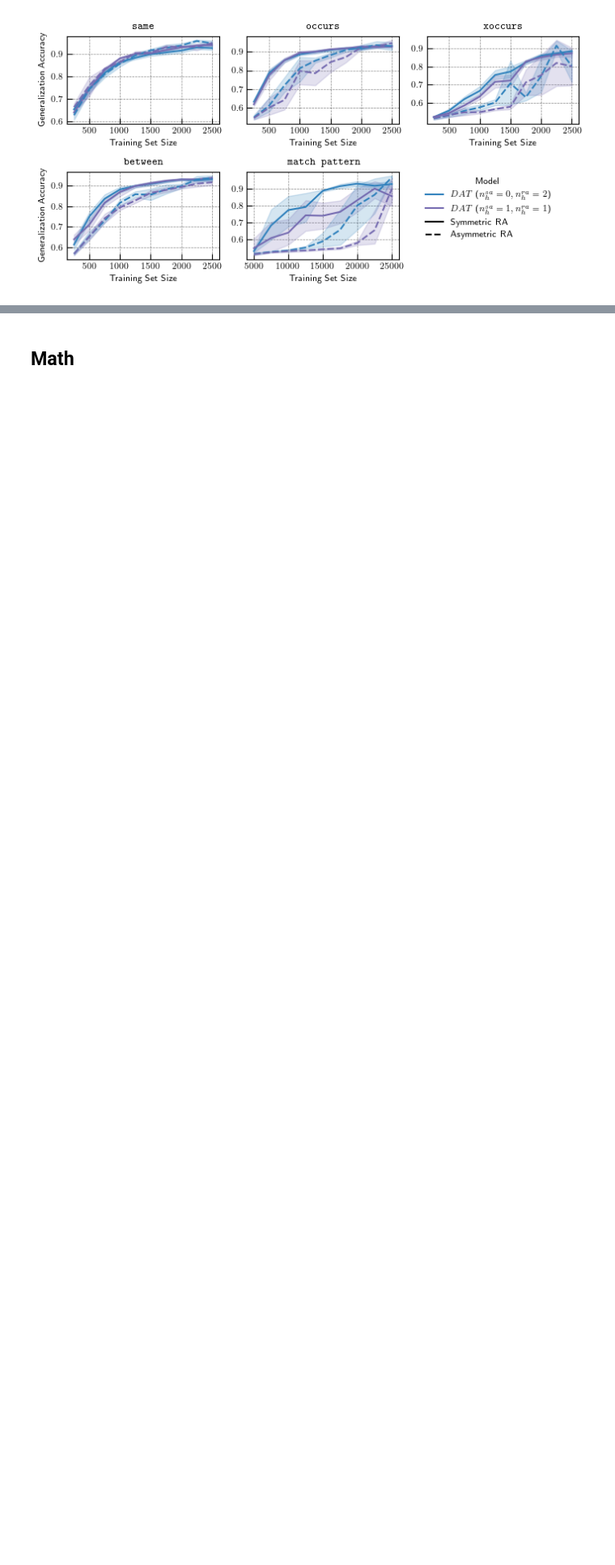
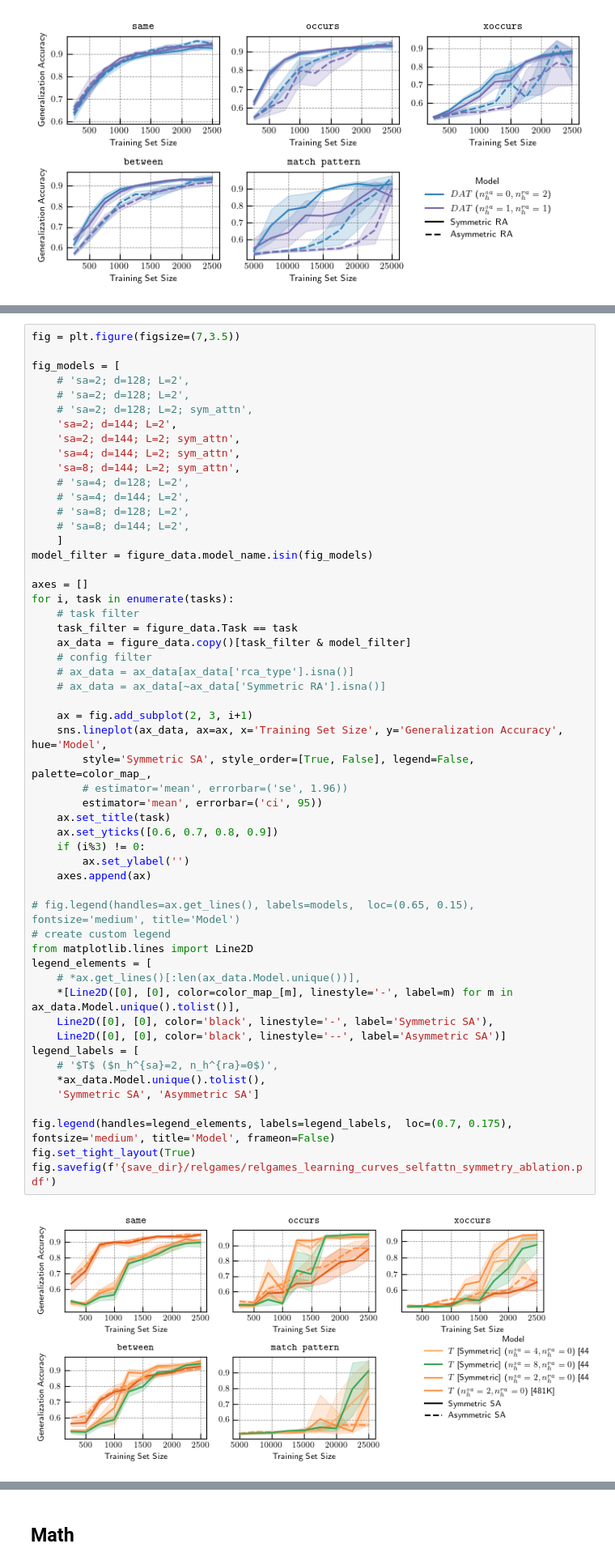
Before and after one commit to Awni00/abstract_transformer, a Jupyter notebook: figure_generation/figure_generation.ipynb, the cells around one changed output, grey strips where cells are left out. Shown at 81% size. Drawn from its saved outputs; the diff is of its cells as text; blank space fills up the shorter version.

```diff
--- a/figure_generation/figure_generation.ipynb
+++ b/figure_generation/figure_generation.ipynb
@@ -470,0 +577,56 @@ fig.set_tight_layout(True)
+# %%
+fig = plt.figure(figsize=(7,3.5))
+
+fig_models = [
+    # 'sa=2; d=128; L=2',
+    # 'sa=2; d=128; L=2',
+    # 'sa=2; d=128; L=2; sym_attn',
+    'sa=2; d=144; L=2',
+    'sa=2; d=144; L=2; sym_attn',
+    'sa=4; d=144; L=2; sym_attn',
+    'sa=8; d=144; L=2; sym_attn',
+    # 'sa=4; d=128; L=2',
+    # 'sa=4; d=144; L=2',
+    # 'sa=8; d=128; L=2',
+    # 'sa=8; d=144; L=2',
+    ]
+model_filter = figure_data.model_name.isin(fig_models)
+
+axes = []
+for i, task in enumerate(tasks):
+    # task filter
+    task_filter = figure_data.Task == task
+    ax_data = figure_data.copy()[task_filter & model_filter]
+    # config filter
+    # ax_data = ax_data[ax_data['rca_type'].isna()]
+    # ax_data = ax_data[~ax_data['Symmetric RA'].isna()]
+
+    ax = fig.add_subplot(2, 3, i+1)
+    sns.lineplot(ax_data, ax=ax, x='Training Set Size', y='Generalization Accuracy', hue='Model',
+        style='Symmetric SA', style_order=[True, False], legend=False, palette=color_map_,
+        # estimator='mean', errorbar=('se', 1.96))
+        estimator='mean', errorbar=('ci', 95))
+    ax.set_title(task)
+    ax.set_yticks([0.6, 0.7, 0.8, 0.9])
+    if (i%3) != 0:
+        ax.set_ylabel('')
+    axes.append(ax)
+
+# fig.legend(handles=ax.get_lines(), labels=models,  loc=(0.65, 0.15), fontsize='medium', title='Model')
+# create custom legend
+from matplotlib.lines import Line2D
+legend_elements = [
+    # *ax.get_lines()[:len(ax_data.Model.unique())],
+    *[Line2D([0], [0], color=color_map_[m], linestyle='-', label=m) for m in ax_data.Model.unique().tolist()],
+    Line2D([0], [0], color='black', linestyle='-', label='Symmetric SA'),
+    Line2D([0], [0], color='black', linestyle='--', label='Asymmetric SA')]
+legend_labels = [
+    # '$T$ ($n_h^{sa}=2, n_h^{ra}=0$)',
+    *ax_data.Model.unique().tolist(),
+    'Symmetric SA', 'Asymmetric SA']
+
+fig.legend(handles=legend_elements, labels=legend_labels,  loc=(0.7, 0.175), fontsize='medium', title='Model', frameon=False)
+fig.set_tight_layout(True)
+fig.savefig(f'{save_dir}/relgames/relgames_learning_curves_selfattn_symmetry_ablation.pdf')
+# %% [output]
+[figure, added]
```
Also changed, not shown: parts of 18 cells of this notebook.
